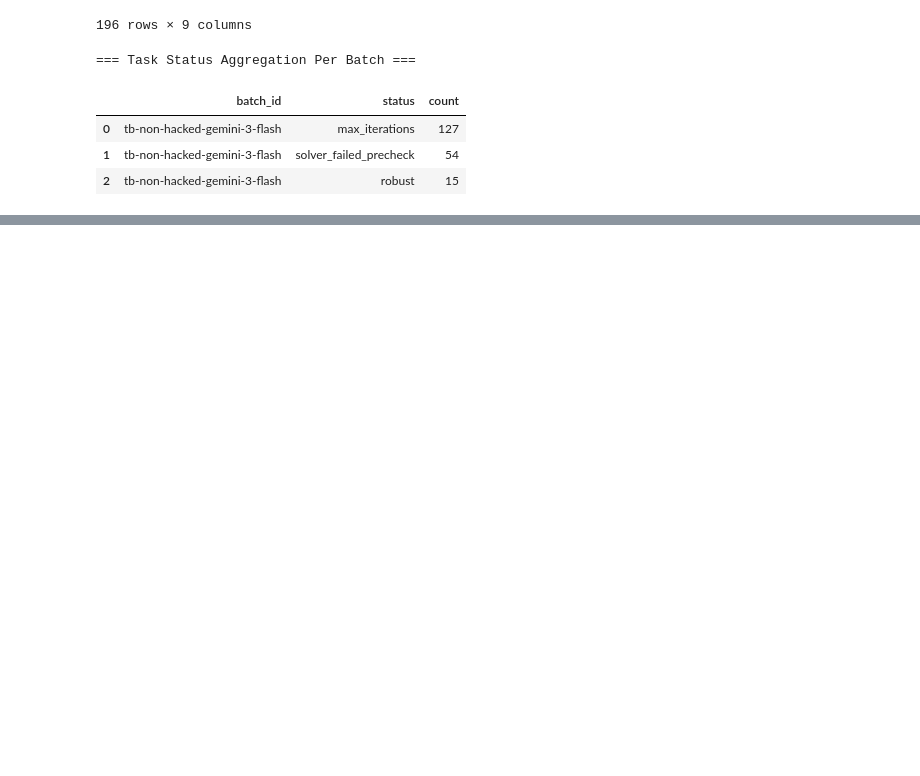
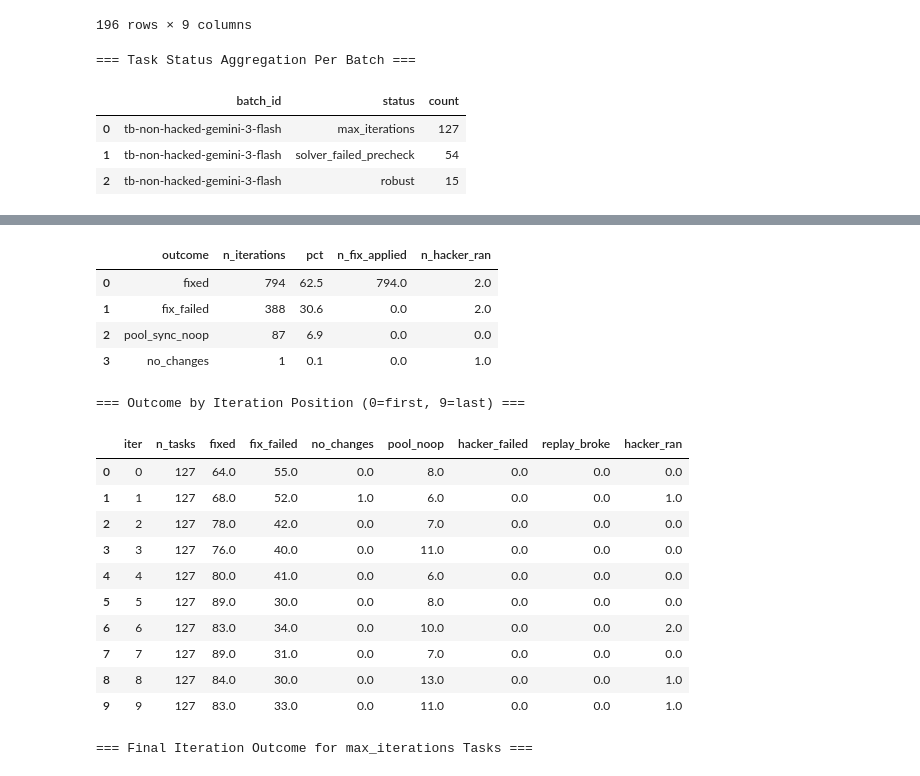
Before and after one commit to few-sh/harden-v0, a Jupyter notebook: notebooks/harden-v0-analysis-base.ipynb, the cells around one changed output, grey strips where cells are left out. Cells and saved outputs as stored; diff of their text form; code cells hidden in the pictures; blank space fills up the shorter version.

```diff
--- a/notebooks/harden-v0-analysis-base.ipynb
+++ b/notebooks/harden-v0-analysis-base.ipynb
@@ -798,0 +890,62 @@ except Exception as e:
+# %%
+# =============================================================================
+# max_iterations — iteration outcome distributions
+# =============================================================================
+
+print("=== Outcome Distribution Across All Iterations of max_iterations Tasks ===")
+display(con.execute("""
+    SELECT
+        i.outcome,
+        COUNT(*)                                                   as n_iterations,
+        ROUND(100.0 * COUNT(*) / SUM(COUNT(*)) OVER (), 1)        as pct,
+        SUM(CASE WHEN i.fix_applied THEN 1 ELSE 0 END)            as n_fix_applied,
+        SUM(CASE WHEN i.hack_reward IS NOT NULL THEN 1 ELSE 0 END) as n_hacker_ran
+    FROM iterations i
+    JOIN tasks t ON i.task_name = t.task_name AND i.batch_id = t.batch_id
+    WHERE t.status = 'max_iterations'
+    GROUP BY i.outcome
+    ORDER BY n_iterations DESC
+""").df())
+
+print("\n=== Outcome by Iteration Position (0=first, 9=last) ===")
+display(con.execute("""
+    SELECT
+        i.iteration                                                              as iter,
+        COUNT(*)                                                                 as n_tasks,
+        SUM(CASE WHEN i.outcome = 'fixed'            THEN 1 ELSE 0 END)         as fixed,
+        SUM(CASE WHEN i.outcome = 'fix_failed'       THEN 1 ELSE 0 END)         as fix_failed,
+        SUM(CASE WHEN i.outcome = 'no_changes'       THEN 1 ELSE 0 END)         as no_changes,
+        SUM(CASE WHEN i.outcome = 'pool_sync_noop'   THEN 1 ELSE 0 END)         as pool_noop,
+        SUM(CASE WHEN i.outcome = 'hacker_failed'    THEN 1 ELSE 0 END)         as hacker_failed,
+        SUM(CASE WHEN i.outcome = 'replay_broke_fix' THEN 1 ELSE 0 END)         as replay_broke,
+        SUM(CASE WHEN i.hack_reward IS NOT NULL       THEN 1 ELSE 0 END)        as hacker_ran
+    FROM iterations i
+    JOIN tasks t ON i.task_name = t.task_name AND i.batch_id = t.batch_id
+    WHERE t.status = 'max_iterations'
+    GROUP BY i.iteration
+    ORDER BY i.iteration
+""").df())
+
+print("\n=== Final Iteration Outcome for max_iterations Tasks ===")
+display(con.execute("""
+    WITH last_iters AS (
+        SELECT i.task_name, i.outcome, i.fix_applied, i.hack_reward
+        FROM iterations i
+        JOIN tasks t ON i.task_name = t.task_name AND i.batch_id = t.batch_id
+        WHERE t.status = 'max_iterations'
+          AND i.iteration = (
+              SELECT MAX(i2.iteration)
+              FROM iterations i2
+              WHERE i2.task_name = i.task_name AND i2.batch_id = i.batch_id
+          )
+    )
+    SELECT
+        outcome,
+        COUNT(*)                                             as n_tasks,
+        SUM(CASE WHEN fix_applied   THEN 1 ELSE 0 END)      as fix_applied,
+        SUM(CASE WHEN hack_reward IS NOT NULL THEN 1 ELSE 0 END) as hacker_ran
+    FROM last_iters
+    GROUP BY outcome
+    ORDER BY n_tasks DESC
+""").df())
+# %% [output]
@@ -798,0 +953,18 @@ except Exception as e:
+|  | outcome | n_iterations | pct | n_fix_applied | n_hacker_ran |
+| 0 | fixed | 794 | 62.5 | 794.0 | 2.0 |
+| 1 | fix_failed | 388 | 30.6 | 0.0 | 2.0 |
+| 2 | pool_sync_noop | 87 | 6.9 | 0.0 | 0.0 |
+| 3 | no_changes | 1 | 0.1 | 0.0 | 1.0 |
+=== Outcome by Iteration Position (0=first, 9=last) ===
+|  | iter | n_tasks | fixed | fix_failed | no_changes | pool_noop | hacker_failed | replay_broke | hacker_ran |
+| 0 | 0 | 127 | 64.0 | 55.0 | 0.0 | 8.0 | 0.0 | 0.0 | 0.0 |
+| 1 | 1 | 127 | 68.0 | 52.0 | 1.0 | 6.0 | 0.0 | 0.0 | 1.0 |
+| 2 | 2 | 127 | 78.0 | 42.0 | 0.0 | 7.0 | 0.0 | 0.0 | 0.0 |
+| 3 | 3 | 127 | 76.0 | 40.0 | 0.0 | 11.0 | 0.0 | 0.0 | 0.0 |
+| 4 | 4 | 127 | 80.0 | 41.0 | 0.0 | 6.0 | 0.0 | 0.0 | 0.0 |
+| 5 | 5 | 127 | 89.0 | 30.0 | 0.0 | 8.0 | 0.0 | 0.0 | 0.0 |
+| 6 | 6 | 127 | 83.0 | 34.0 | 0.0 | 10.0 | 0.0 | 0.0 | 2.0 |
+| 7 | 7 | 127 | 89.0 | 31.0 | 0.0 | 7.0 | 0.0 | 0.0 | 0.0 |
+| 8 | 8 | 127 | 84.0 | 30.0 | 0.0 | 13.0 | 0.0 | 0.0 | 1.0 |
+| 9 | 9 | 127 | 83.0 | 33.0 | 0.0 | 11.0 | 0.0 | 0.0 | 1.0 |
+=== Final Iteration Outcome for max_iterations Tasks ===
```
Also changed, not shown: parts of 8 cells of this notebook, 3 other files.
